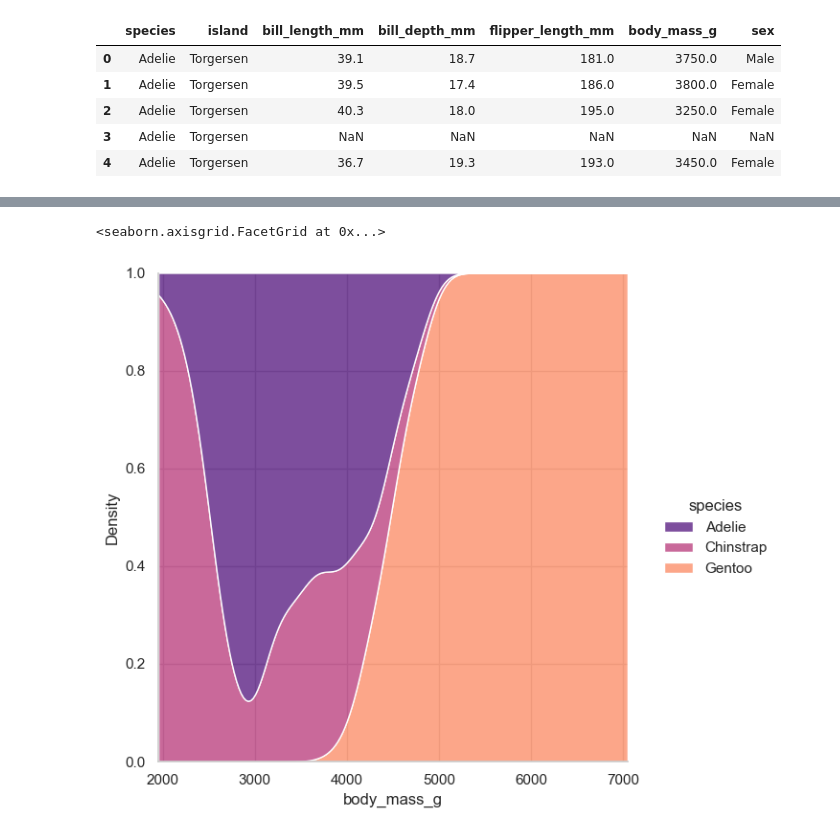
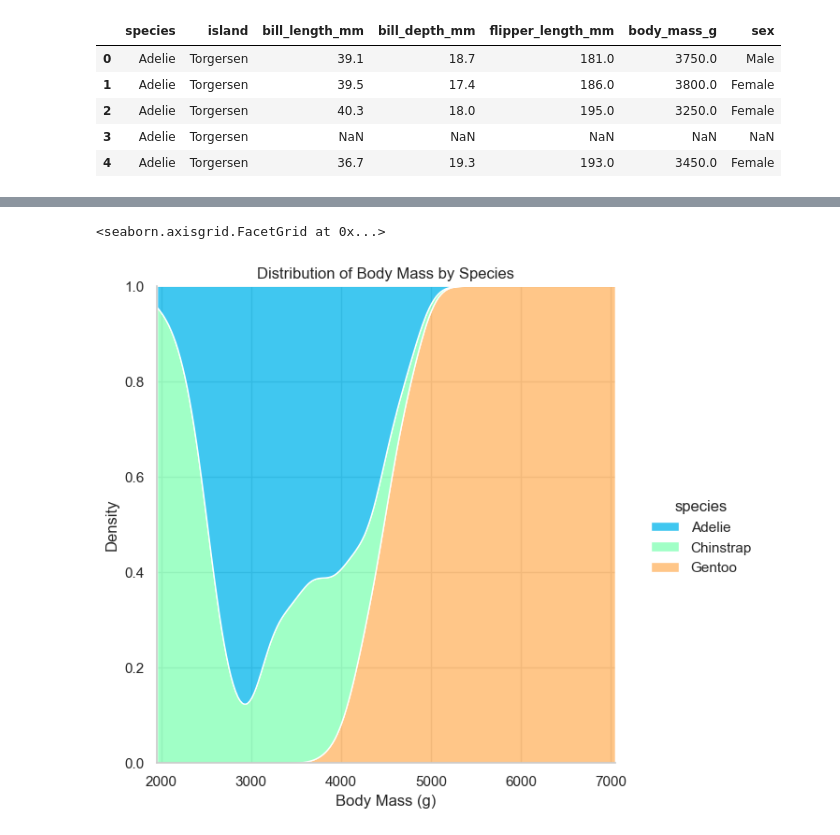
Before and after one commit to saingersoll/squirrel-gurlz, a Jupyter notebook: nbs/Kate2.ipynb, the cells around one changed output, grey strips where cells are left out. Drawn from its saved outputs; the diff is of its cells as text; code cells hidden in the pictures.

Commit message:
final graphs

```diff
--- a/nbs/Kate2.ipynb
+++ b/nbs/Kate2.ipynb
@@ -38,13 +39,3 @@ penguins.head()
 | 2 | Adelie | Torgersen | 40.3 | 18.0 | 195.0 | 3250.0 | Female |
 | 3 | Adelie | Torgersen | NaN | NaN | NaN | NaN | NaN |
 | 4 | Adelie | Torgersen | 36.7 | 19.3 | 193.0 | 3450.0 | Female |
-# %%
-import seaborn as sns
-sns.set_theme(style="whitegrid", palette="muted")
-
-# Load the penguins dataset
-df = sns.load_dataset("penguins")
-
-# Draw a categorical scatterplot to show each observation
-ax = sns.swarmplot(data=df, x="body_mass_g", y="sex", hue="species")
-ax.set(ylabel="")
@@ -54,7 +42,7 @@ ax.set(ylabel="")
 # %%
-sns.violinplot(x = "sex", y = "body_mass_g", data = penguins)
-
+sns.set_theme(style="whitegrid")
+sns.violinplot(x = "sex", y = "body_mass_g", data = penguins, hue = "island", palette = "Oranges")
+plt.grid(True, linestyle='--', alpha=0.5)
 plt.xlabel("Sex")
-plt.ylabel("Body Mass (grams)")
-plt.title("THe relationship between sex and body mass")
+plt.ylabel("Body Mass (g)")
 # %% [output]
@@ -76,16 +51,21 @@ TypeError: can only concatenate str (not "float") to str
 # %%
 sns.set_theme(style="whitegrid")
 
-sns.displot(
+displot = sns.displot(
     data=penguins,
     x="body_mass_g", hue="species",
     kind="kde", height=6,
     multiple="fill", clip=(0, None),
-    palette="magma",
+    palette="rainbow",
 )
+
+displot.set(title = "Distribution of Body Mass by Species")
+displot.set_axis_labels(x_var = "Body Mass (g)")
+
+#Did not set x limits to begin at 0 because there is no data for body mass below 2000g
 # %% [output]
 <seaborn.axisgrid.FacetGrid at 0x...>
-[figure, old version]
+[figure, new version]
 # %%
 sns.set_theme(style="whitegrid")
 
```
Also changed, not shown: parts of 5 cells of this notebook.
